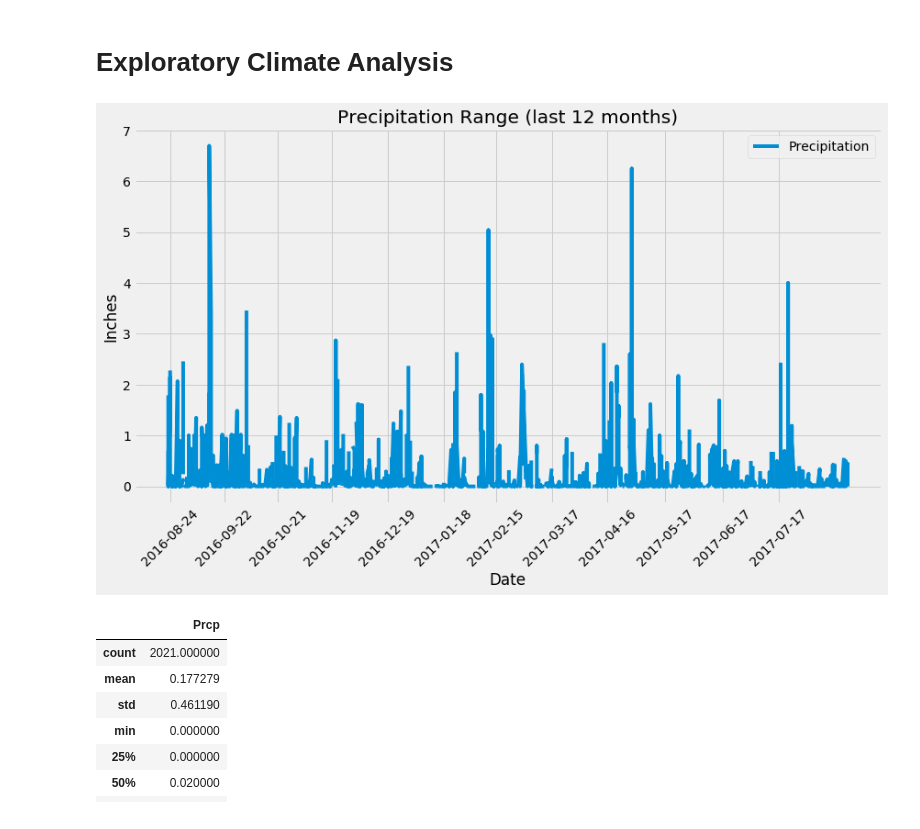
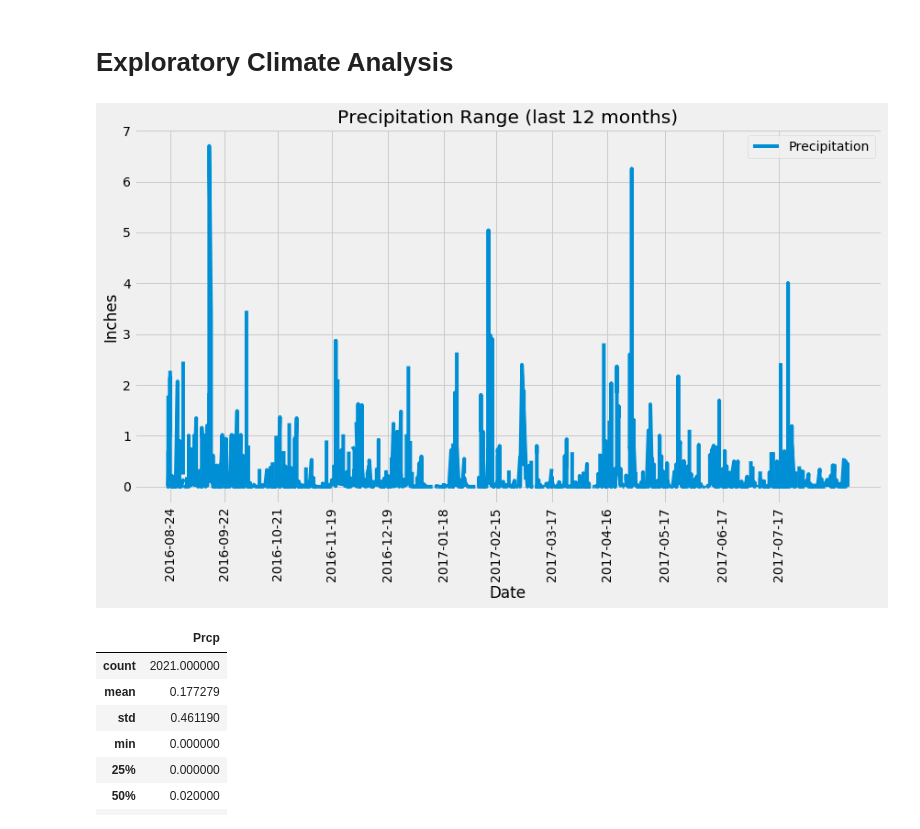
Before and after one commit to loganbonsignore/sqlalchemy-api, a Jupyter notebook: climate_starter.ipynb, the cells around one changed output. Drawn from its saved outputs; the diff is of its cells as text; code cells hidden in the pictures.

```diff
--- a/climate_starter.ipynb
+++ b/climate_starter.ipynb
@@ -58,35 +58,35 @@ max_date_obj = dt.date(int(max_date[0]),int(max_date[1]),int(max_date[2]))
 
 # Calculating the date 1 year ago from the last data point in the database
 start_date = max_date_obj - dt.timedelta(days=365)
 
 # Querying date and precipitation data
 prcp = session.query(Measurement.date, Measurement.prcp) \
     .filter(Measurement.date>=start_date) \
     .order_by(Measurement.date.desc()).all()
 
 # Saving the query results as a Pandas DataFrame and set the index to the date column
 prcp_df = pd.DataFrame(prcp, columns=["Date","Prcp"]).sort_values("Date", ascending=True)
 
 # Calculating x-tick values
 num_of_ticks = len(prcp_df.Date)//12
 count = []
 index = 0
 for i in range(12):
     index = index + num_of_ticks
     count.append(index)
 ticks = [prcp_df["Date"][i] for i in count]
 
 # Plotting the last 12 months of precipitation
 plt.figure(figsize=(13,7))
 plt.plot(prcp_df["Date"],prcp_df["Prcp"],label="Precipitation")
 plt.title("Precipitation Range (last 12 months)")
 plt.ylabel("Inches")
 plt.xlabel(f"Date")
 plt.legend()
-plt.xticks(ticks,rotation=45)
+plt.xticks(ticks,rotation=90)
 plt.show()
 # %% [output]
-[figure, old version]
+[figure, new version]
 # %%
 # Use Pandas to calcualte the summary statistics for the precipitation data
 prcp_df.describe()
```
Also changed, not shown: parts of 5 cells of this notebook, 2 other files.
